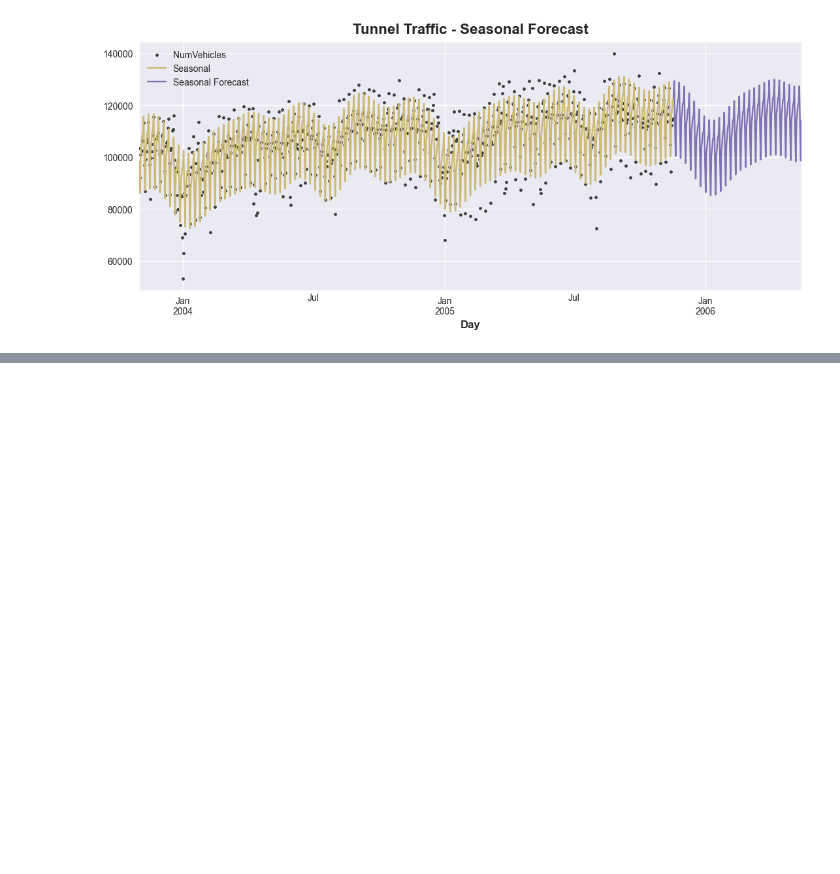
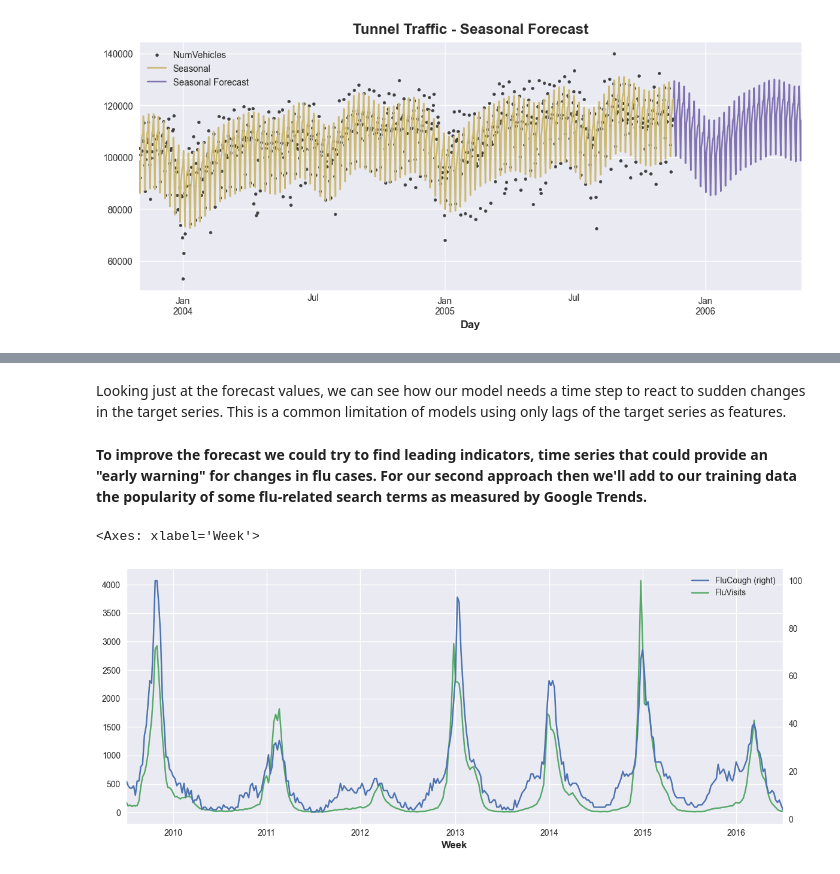
Before and after one commit to OveysSafarnejad/timeseries, a Jupyter notebook: src/intro.ipynb, the cells around one changed output, grey strips where cells are left out. Cells and saved outputs as stored; diff of their text form; code cells hidden in the pictures; blank space fills up the shorter version.

```diff
--- a/src/intro.ipynb
+++ b/src/intro.ipynb
@@ -455,0 +686,14 @@ _ = ax.legend()
+# %% [markdown]
+
+
+Looking just at the forecast values, we can see how our model needs a time step to react to sudden changes in the target series. This is a common limitation of models using only lags of the target series as features.
+# %% [markdown]
+**To improve the forecast we could try to find leading indicators, time series that could provide an "early warning" for changes in flu cases. For our second approach then we'll add to our training data the popularity of some flu-related search terms as measured by Google Trends.**
+# %%
+flu_trends.plot(
+    y=['FluCough', 'FluVisits'],
+    secondary_y='FluCough' # creates a secondary y axis in scale of the first y axis to be more comparable
+)
+# %% [output]
+<Axes: xlabel='Week'>
+[figure, added]
```
Also changed, not shown: parts of 21 cells of this notebook, 2 other files.
